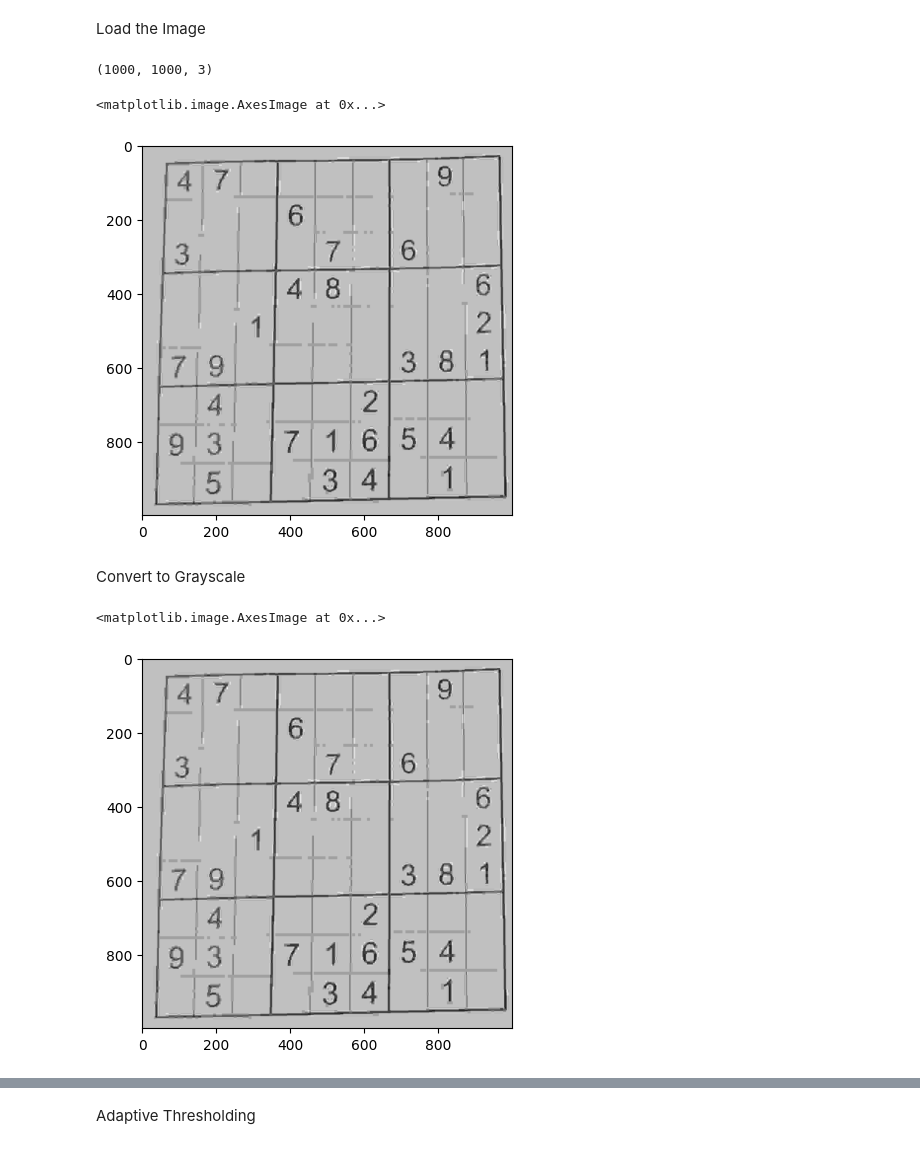
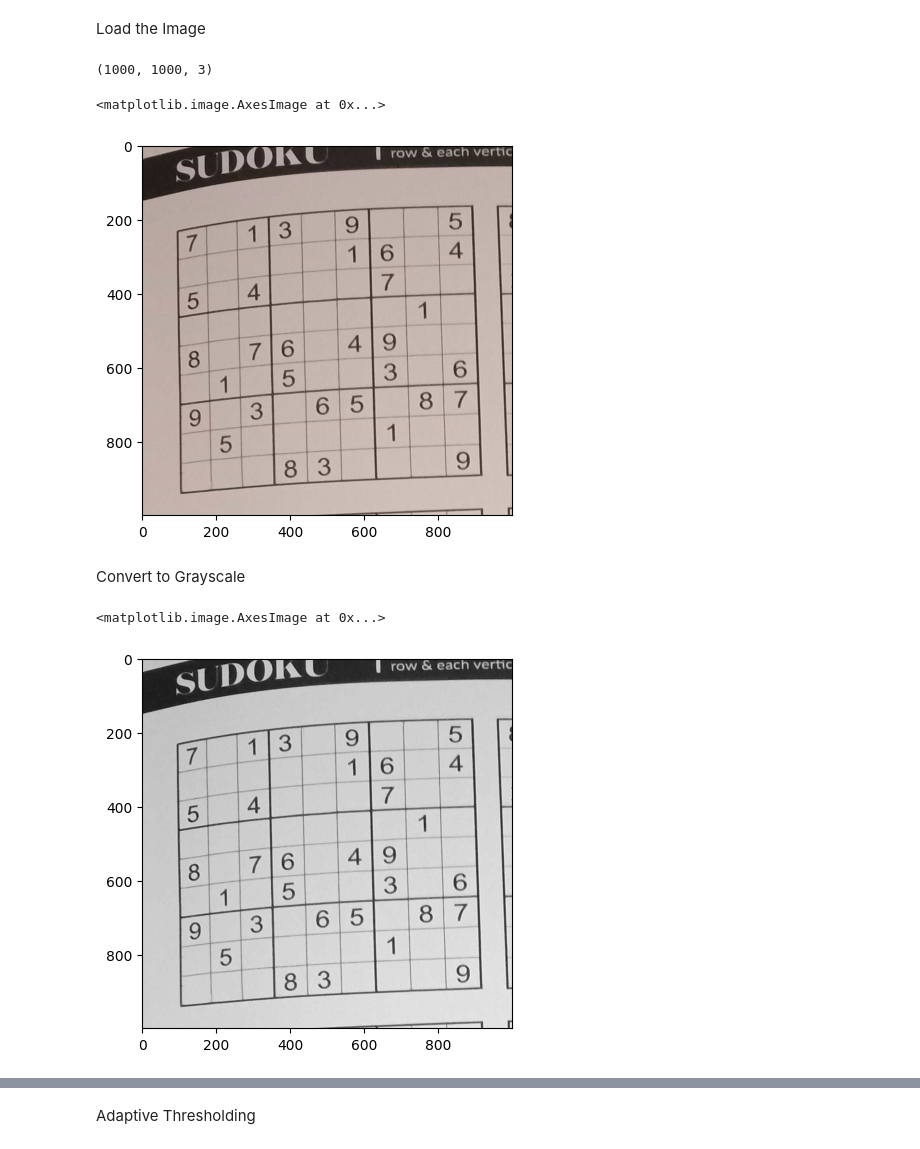
Before and after one commit to youssef-mohamed1809/Sudoku-Image-Processing, a Jupyter notebook: Project_CV_Final.ipynb, the cells around one changed output, grey strips where cells are left out. Saved outputs shown, nothing was run; the diff lists cells and outputs as text; code cells hidden in the pictures.

```diff
--- a/Project_CV_Final.ipynb
+++ b/Project_CV_Final.ipynb
@@ -30,35 +30,35 @@ imgGroup = [cv2.imread('Project Test Cases-20231212/01.jpg'),
        cv2.imread("Project Test Cases-20231212/14.jpg"),
        cv2.imread("Project Test Cases-20231212/15.jpg"),
        cv2.imread("Project Test Cases-20231212/16.jpg")]
 
 
 
 # imgGroup = [cv2.imread('/content/01-Normal.jpg'),
 #        cv2.imread('/content/02-TheMightyFinger.jpg'),
 #        cv2.imread("/content/03-WhereBorder.jpg"),
 #        cv2.imread("/content/04-CompressoEspresso.jpg"),
 #        cv2.imread("/content/05-Ya3amSheel2elCoinYa3am.jpg"),
 #        cv2.imread("/content/06-FarAndCurved.jpg"),
 #        cv2.imread("/content/07-2elNoor2ata3.jpg"),
 #        cv2.imread("/content/08-MeshShayef7agaYa3am.jpg"),
 #        cv2.imread("/content/09-Normal2.jpg"),
 #        cv2.imread("/content/10-Mal7wFelfel.jpg"),
 #        cv2.imread("/content/11-FlashBang.jpg"),
 #        cv2.imread("/content/12-BrokenPrinter.jpg"),
 #        cv2.imread("/content/13-DarkMode.jpg"),
 #        cv2.imread("/content/14-Sine.jpg"),
 #        cv2.imread("/content/15-GoneWithTheWind.jpg"),
 #        cv2.imread("/content/16-SomethingWentTerriblyWrongHere.jpg")]
 
-number = 4
+number = 6
 img = imgGroup[number-1].copy()
 
 print(img.shape)
 plt.imshow(img, cmap="gray")
 # %% [output]
 (1000, 1000, 3)
 <matplotlib.image.AxesImage at 0x...>
-[figure, old version]
+[figure, new version]
 # %% [markdown]
 
 Convert to Grayscale
@@ -67,7 +67,7 @@ gray_image = cv2.cvtColor(img, cv2.COLOR_BGR2GRAY)
 plt.imshow(gray_image  , cmap="gray")
 # %% [output]
 <matplotlib.image.AxesImage at 0x...>
-[figure, old version]
+[figure, new version]
 # %%
 mean1 = cv2.medianBlur(gray_image.astype(np.uint8),5)
 mean2 = cv2.medianBlur(mean1,5)
```
Also changed, not shown: parts of 18 cells of this notebook, 34 other files.
